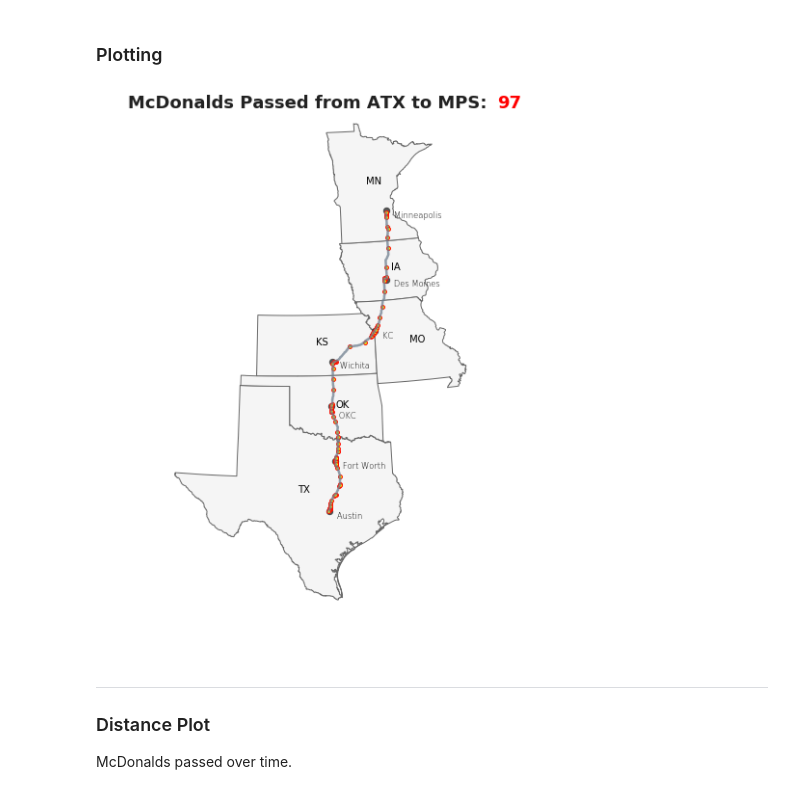
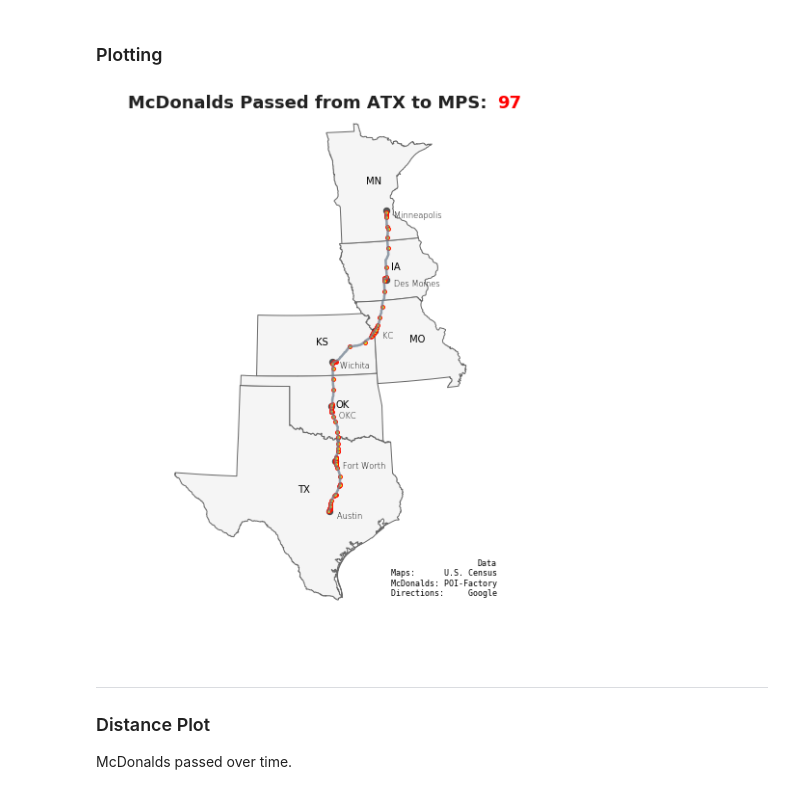
Before and after one commit to ryan-p-larson/road-trip, a Jupyter notebook: workbook.ipynb, the cells around one changed output. Drawn from its saved outputs; the diff is of its cells as text; code cells hidden in the pictures.

Commit message:
Add data sources.

```diff
--- a/workbook.ipynb
+++ b/workbook.ipynb
@@ -295,34 +295,44 @@ ax.text(-0.1, 1.01, 'McDonalds Passed from ATX to MPS:',
           transform=ax.transAxes,
           bbox={
               'boxstyle': 'square',
               'ec': 'white',
               'fc': 'white',
               'pad': 0.25,
               'alpha': 0.25
           })
 
 # Map title
 ax.text(1.05, 1.01, '97',
           family='Roboto Bold',
           weight='semibold',
           color='red',
           size=18,
           va='top',
           ha='left',
           transform=ax.transAxes,
           bbox={
               'boxstyle': 'square',
               'ec': 'white',
               'fc': 'white',
               'pad': 0.25,
               'alpha': 0.25
           })
 
+# Data credits
+ax.text(1.05, 0.05, 'Data\nMaps:      U.S. Census\nMcDonalds: POI-Factory\nDirections:     Google',
+        weight='light',
+        size='small',
+        ha='right',
+        va='bottom',
+        family='monospace',
+        transform=ax.transAxes,
+       )
+
 # show
 #plt.tight_layout();
 plt.savefig('./road-trip-mcdonalds.png', facecolor='white', bbox_inches='tight', pad_inches=0.15, dpi=96)
 # %% [output]
-[figure, old version]
+[figure, new version]
 # %% [markdown]
 ---
 
```
Also changed, not shown: 3 other files.
